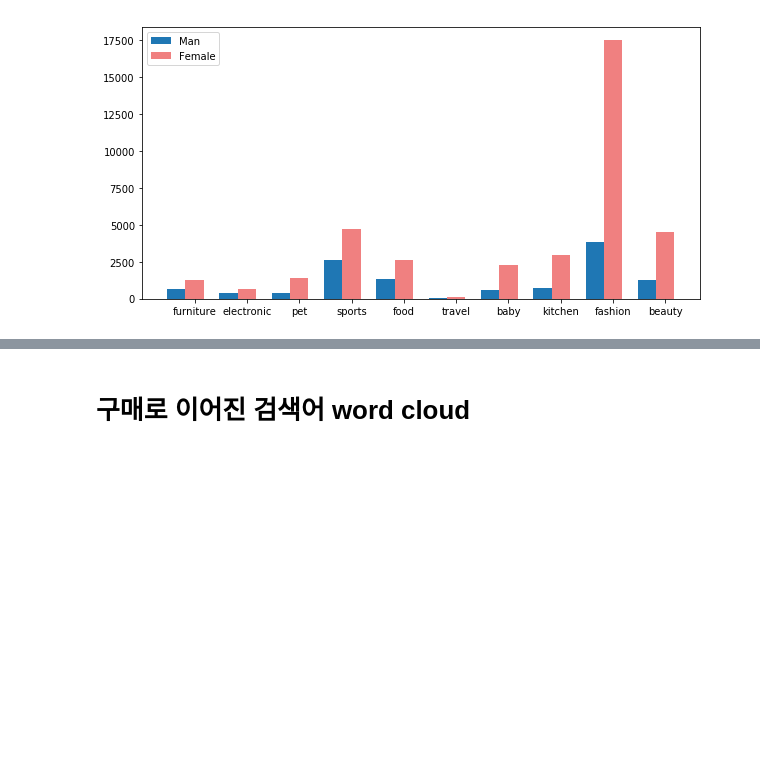
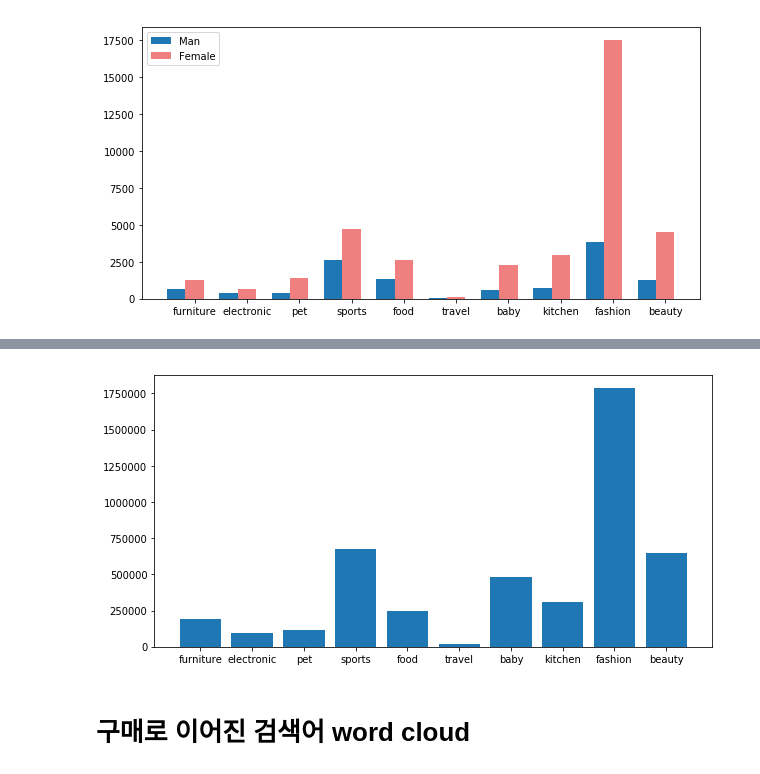
Before and after one commit to miniii222/-5th-L.point_bigdata_competiton, a Jupyter notebook: modeling/EDA.ipynb, the cells around one changed output, grey strips where cells are left out. Saved outputs shown, nothing was run; the diff lists cells and outputs as text; code cells hidden in the pictures; blank space fills up the shorter version.

```diff
--- a/modeling/EDA.ipynb
+++ b/modeling/EDA.ipynb
@@ -266,3 +280,22 @@ plt.show()
+# %%
+groupsum = m2[['CLAC0_0', 'CLAC0_1', 'CLAC0_2', 'CLAC0_3', 'CLAC0_4', 'CLAC0_5','CLAC0_6', 'CLAC0_7', 'CLAC0_8', 'CLAC0_9']].sum()
+plt.subplots(figsize=(10,5))
+rects1 = plt.bar(labels, groupsum)
+def autolabel(rects):
+    """
+    Attach a text label above each bar displaying its height
+    """
+    for rect in rects:
+        height = rect.get_height()
+        ax.text(rect.get_x() + rect.get_width()/2., 1.01*height,
+                '%d' % int(height),
+                ha='center', va='bottom')
+
+autolabel(rects1)
+
+plt.show()
+# %% [output]
+[figure, added]
 # %%
 kwd1=pd.read_csv('search1.csv')
 kwd2=pd.read_csv('search2.csv')
```
Also changed, not shown: parts of 1 cell of this notebook.
